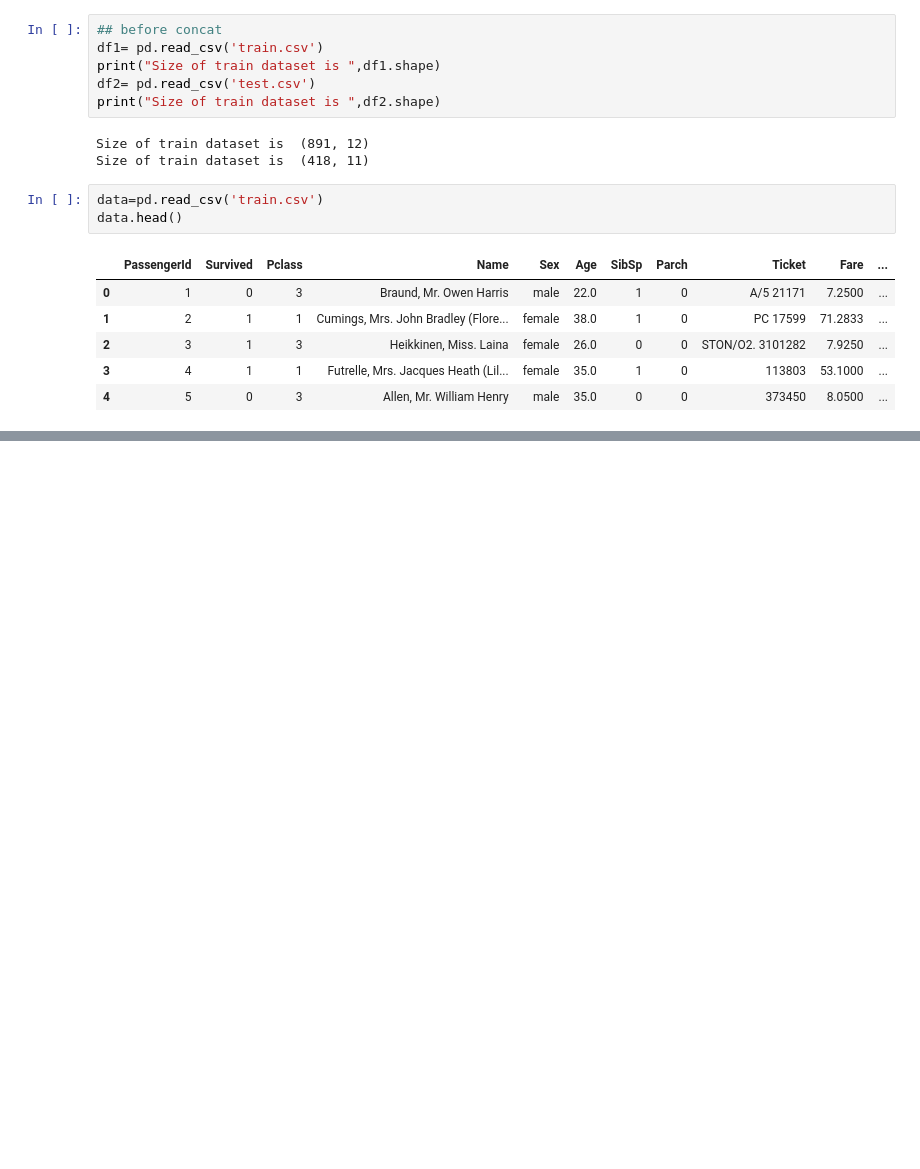
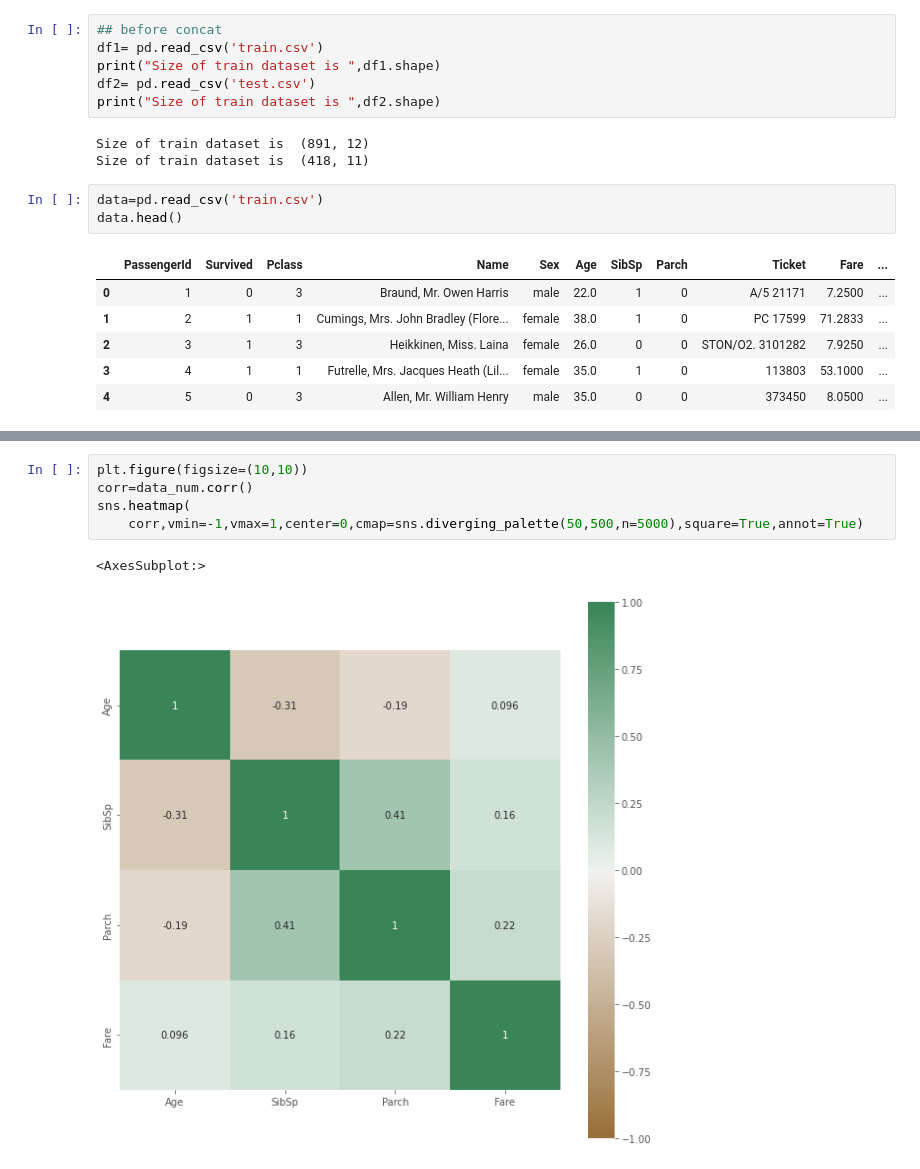
Before and after one commit to aman-singanamala/kaggle_practice, a Jupyter notebook: TItanic_ML/titanic.ipynb, the cells around one changed output, grey strips where cells are left out. Saved outputs shown, nothing was run; the diff lists cells and outputs as text; blank space fills up the shorter version.

```diff
--- a/TItanic_ML/titanic.ipynb
+++ b/TItanic_ML/titanic.ipynb
@@ -88,0 +104,8 @@ memory usage: 83.7+ KB
+# %%
+plt.figure(figsize=(10,10))
+corr=data_num.corr()
+sns.heatmap(
+    corr,vmin=-1,vmax=1,center=0,cmap=sns.diverging_palette(50,500,n=5000),square=True,annot=True)
+# %% [output]
+<AxesSubplot:>
+[figure, added]
```
Also changed, not shown: parts of 15 cells of this notebook.
